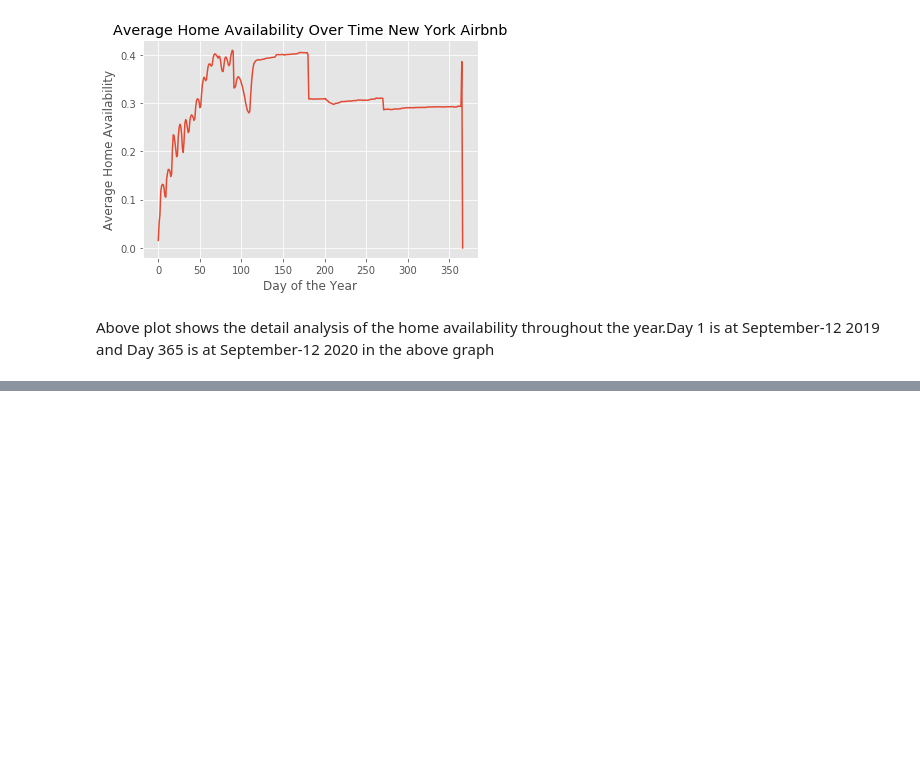
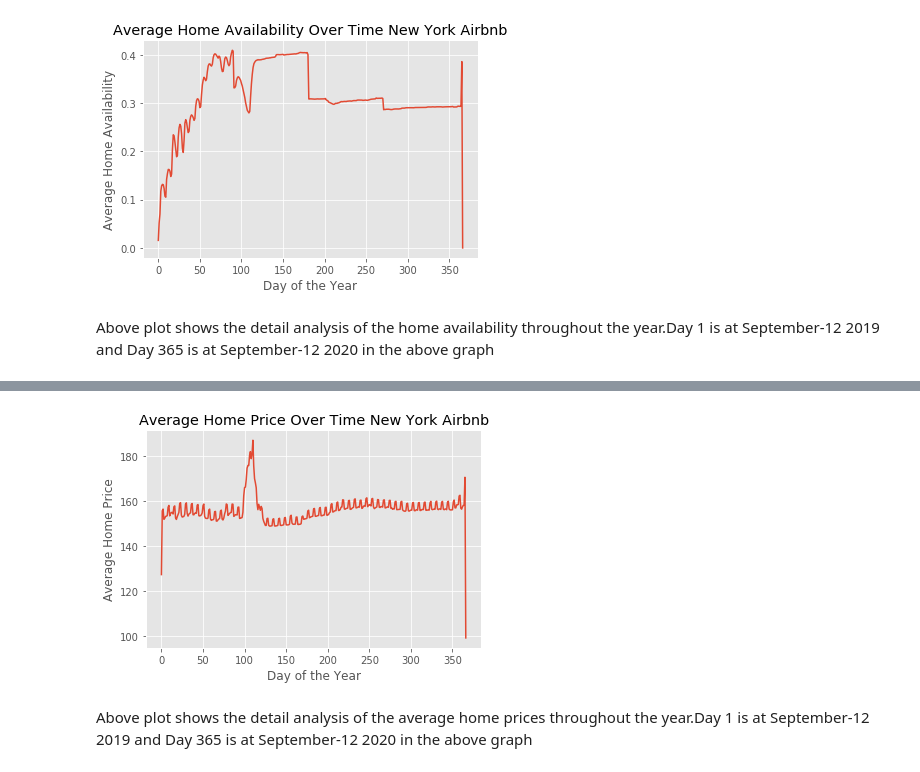
Before and after one commit to amitborkar98/AIRBNB-NewYork, a Jupyter notebook: analysis.ipynb, the cells around one changed output, grey strips where cells are left out. Saved outputs shown, nothing was run; the diff lists cells and outputs as text; code cells hidden in the pictures; blank space fills up the shorter version.

```diff
--- a/analysis.ipynb
+++ b/analysis.ipynb
@@ -182,0 +223,4 @@ calendar.date.max()
+# %%
+#grouping the prices according to the days to analyse seasonal spiking
+seasonal_prices_days = calendar.groupby('date').mean()['price'].reset_index()
+seasonal_prices_days
@@ -182,0 +241,10 @@ calendar.date.max()
+# %%
+#Analysing the home prices on each single day of the year
+plt.plot(seasonal_prices_days['price']);
+plt.title('Average Home Price Over Time New York Airbnb');
+plt.xlabel('Day of the Year');
+plt.ylabel('Average Home Price');
+# %% [output]
+[figure, added]
+# %% [markdown]
+Above plot shows the detail analysis of the average home prices throughout the year.Day 1 is at September-12 2019 and Day 365 is at September-12 2020 in the above graph
```
Also changed, not shown: parts of 8 cells of this notebook.
